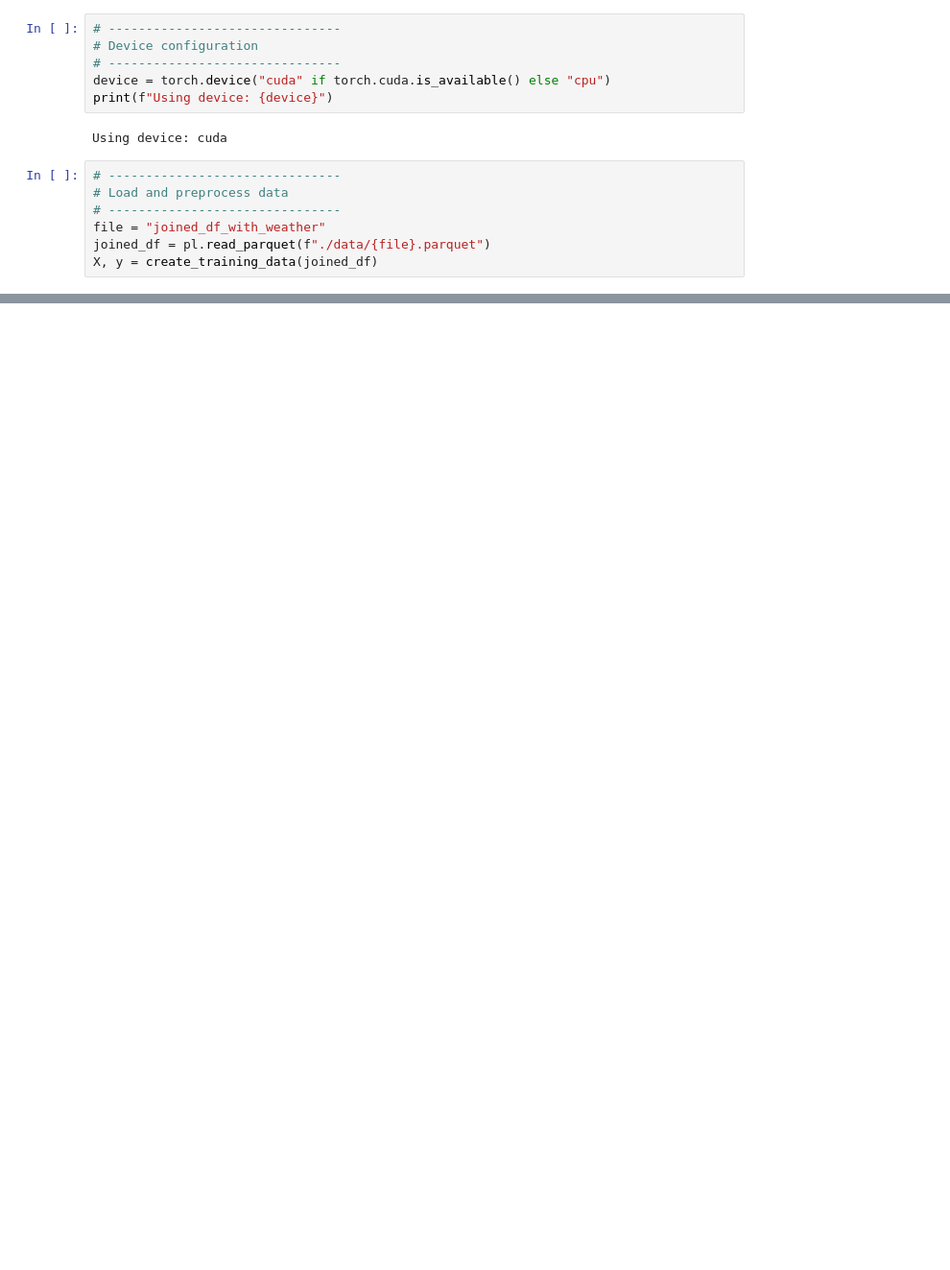
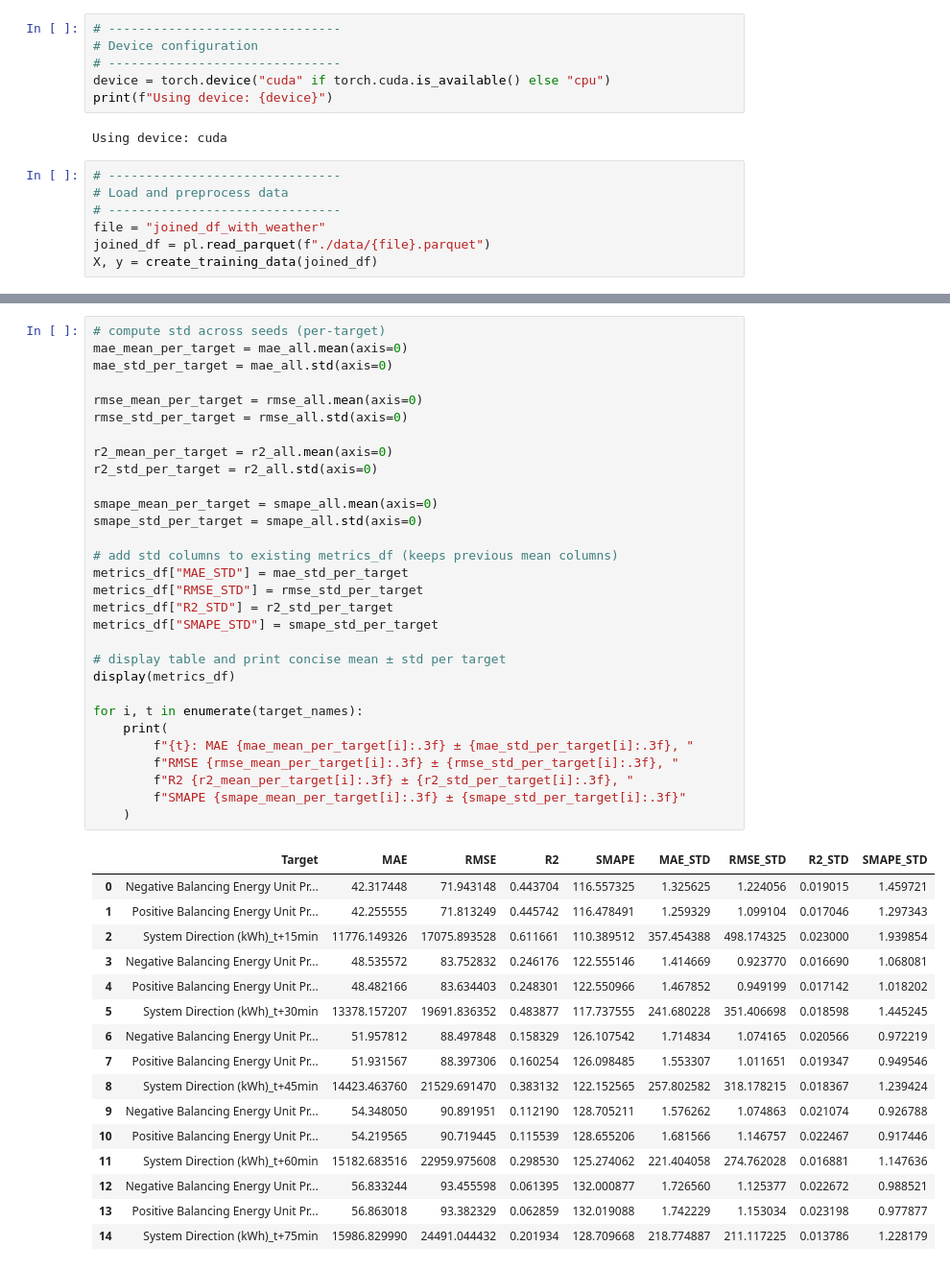
Before and after one commit to nbozsi/project_lab2, a Jupyter notebook: runner.ipynb, the cells around one changed output, grey strips where cells are left out. Shown at 96% size. Drawn from its saved outputs; the diff is of its cells as text; blank space fills up the shorter version.

Commit message:
100seed mse and huber runs with smape

```diff
--- a/runner.ipynb
+++ b/runner.ipynb
@@ -258,0 +253,47 @@ results_df.to_csv(f"evaluation_metrics_{file}.csv", index=False)
+# %%
+# compute std across seeds (per-target)
+mae_mean_per_target = mae_all.mean(axis=0)
+mae_std_per_target = mae_all.std(axis=0)
+
+rmse_mean_per_target = rmse_all.mean(axis=0)
+rmse_std_per_target = rmse_all.std(axis=0)
+
+r2_mean_per_target = r2_all.mean(axis=0)
+r2_std_per_target = r2_all.std(axis=0)
+
+smape_mean_per_target = smape_all.mean(axis=0)
+smape_std_per_target = smape_all.std(axis=0)
+
+# add std columns to existing metrics_df (keeps previous mean columns)
+metrics_df["MAE_STD"] = mae_std_per_target
+metrics_df["RMSE_STD"] = rmse_std_per_target
+metrics_df["R2_STD"] = r2_std_per_target
+metrics_df["SMAPE_STD"] = smape_std_per_target
+
+# display table and print concise mean ± std per target
+display(metrics_df)
+
+for i, t in enumerate(target_names):
+    print(
+        f"{t}: MAE {mae_mean_per_target[i]:.3f} ± {mae_std_per_target[i]:.3f}, "
+        f"RMSE {rmse_mean_per_target[i]:.3f} ± {rmse_std_per_target[i]:.3f}, "
+        f"R2 {r2_mean_per_target[i]:.3f} ± {r2_std_per_target[i]:.3f}, "
+        f"SMAPE {smape_mean_per_target[i]:.3f} ± {smape_std_per_target[i]:.3f}"
+    )
+# %% [output]
+|  | Target | MAE | RMSE | R2 | SMAPE | MAE_STD | RMSE_STD | R2_STD | SMAPE_STD |
+| 0 | Negative Balancing Energy Unit Pr... | 42.317448 | 71.943148 | 0.443704 | 116.557325 | 1.325625 | 1.224056 | 0.019015 | 1.459721 |
+| 1 | Positive Balancing Energy Unit Pr... | 42.255555 | 71.813249 | 0.445742 | 116.478491 | 1.259329 | 1.099104 | 0.017046 | 1.297343 |
+| 2 | System Direction (kWh)_t+15min | 11776.149326 | 17075.893528 | 0.611661 | 110.389512 | 357.454388 | 498.174325 | 0.023000 | 1.939854 |
+| 3 | Negative Balancing Energy Unit Pr... | 48.535572 | 83.752832 | 0.246176 | 122.555146 | 1.414669 | 0.923770 | 0.016690 | 1.068081 |
+| 4 | Positive Balancing Energy Unit Pr... | 48.482166 | 83.634403 | 0.248301 | 122.550966 | 1.467852 | 0.949199 | 0.017142 | 1.018202 |
+| 5 | System Direction (kWh)_t+30min | 13378.157207 | 19691.836352 | 0.483877 | 117.737555 | 241.680228 | 351.406698 | 0.018598 | 1.445245 |
+| 6 | Negative Balancing Energy Unit Pr... | 51.957812 | 88.497848 | 0.158329 | 126.107542 | 1.714834 | 1.074165 | 0.020566 | 0.972219 |
+| 7 | Positive Balancing Energy Unit Pr... | 51.931567 | 88.397306 | 0.160254 | 126.098485 | 1.553307 | 1.011651 | 0.019347 | 0.949546 |
+| 8 | System Direction (kWh)_t+45min | 14423.463760 | 21529.691470 | 0.383132 | 122.152565 | 257.802582 | 318.178215 | 0.018367 | 1.239424 |
+| 9 | Negative Balancing Energy Unit Pr... | 54.348050 | 90.891951 | 0.112190 | 128.705211 | 1.576262 | 1.074863 | 0.021074 | 0.926788 |
+| 10 | Positive Balancing Energy Unit Pr... | 54.219565 | 90.719445 | 0.115539 | 128.655206 | 1.681566 | 1.146757 | 0.022467 | 0.917446 |
+| 11 | System Direction (kWh)_t+60min | 15182.683516 | 22959.975608 | 0.298530 | 125.274062 | 221.404058 | 274.762028 | 0.016881 | 1.147636 |
+| 12 | Negative Balancing Energy Unit Pr... | 56.833244 | 93.455598 | 0.061395 | 132.000877 | 1.726560 | 1.125377 | 0.022672 | 0.988521 |
+| 13 | Positive Balancing Energy Unit Pr... | 56.863018 | 93.382329 | 0.062859 | 132.019088 | 1.742229 | 1.153034 | 0.023198 | 0.977877 |
+| 14 | System Direction (kWh)_t+75min | 15986.829990 | 24491.044432 | 0.201934 | 128.709668 | 218.774887 | 211.117225 | 0.013786 | 1.228179 |
```
Also changed, not shown: parts of 5 cells of this notebook, 8 other files.
